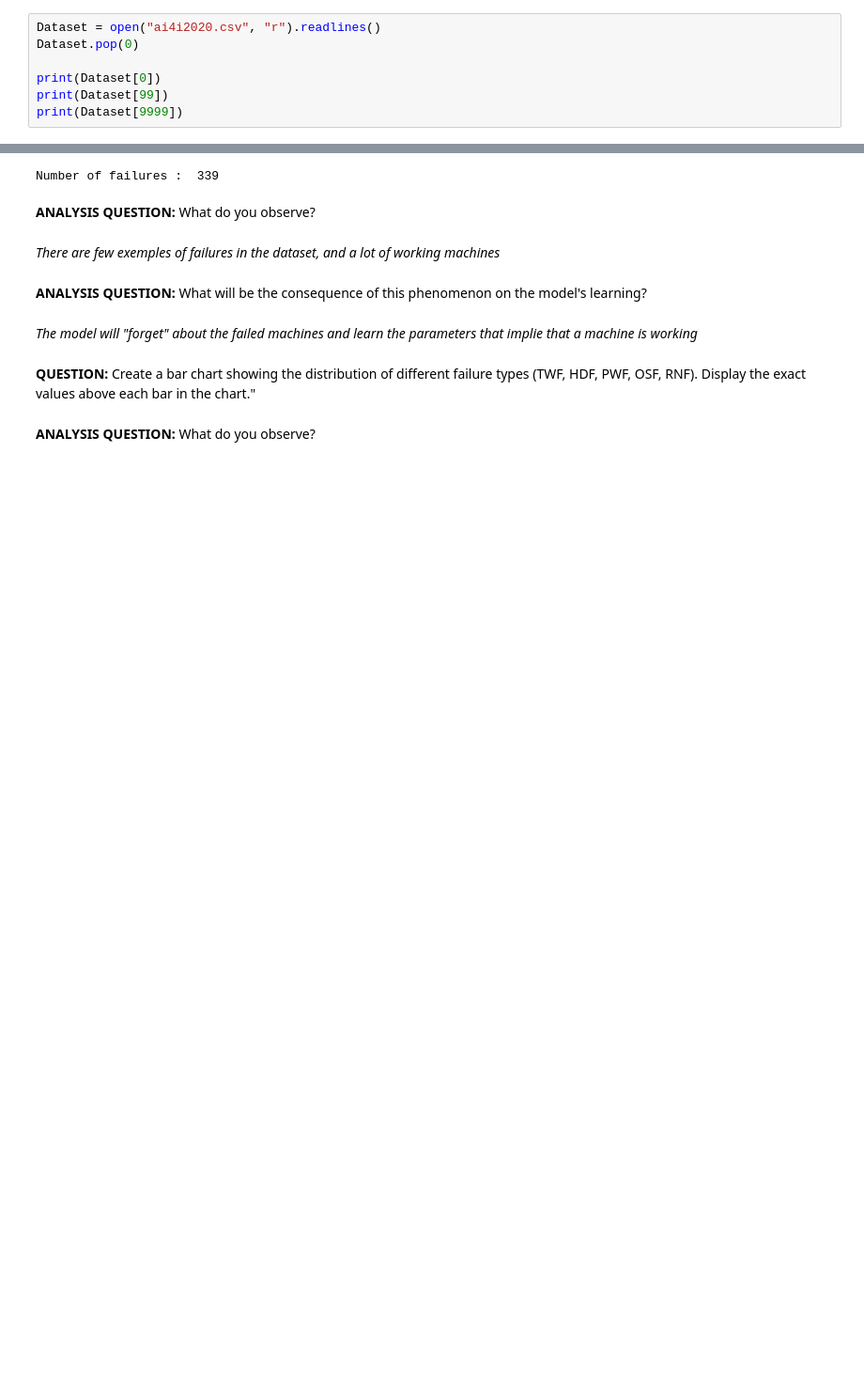
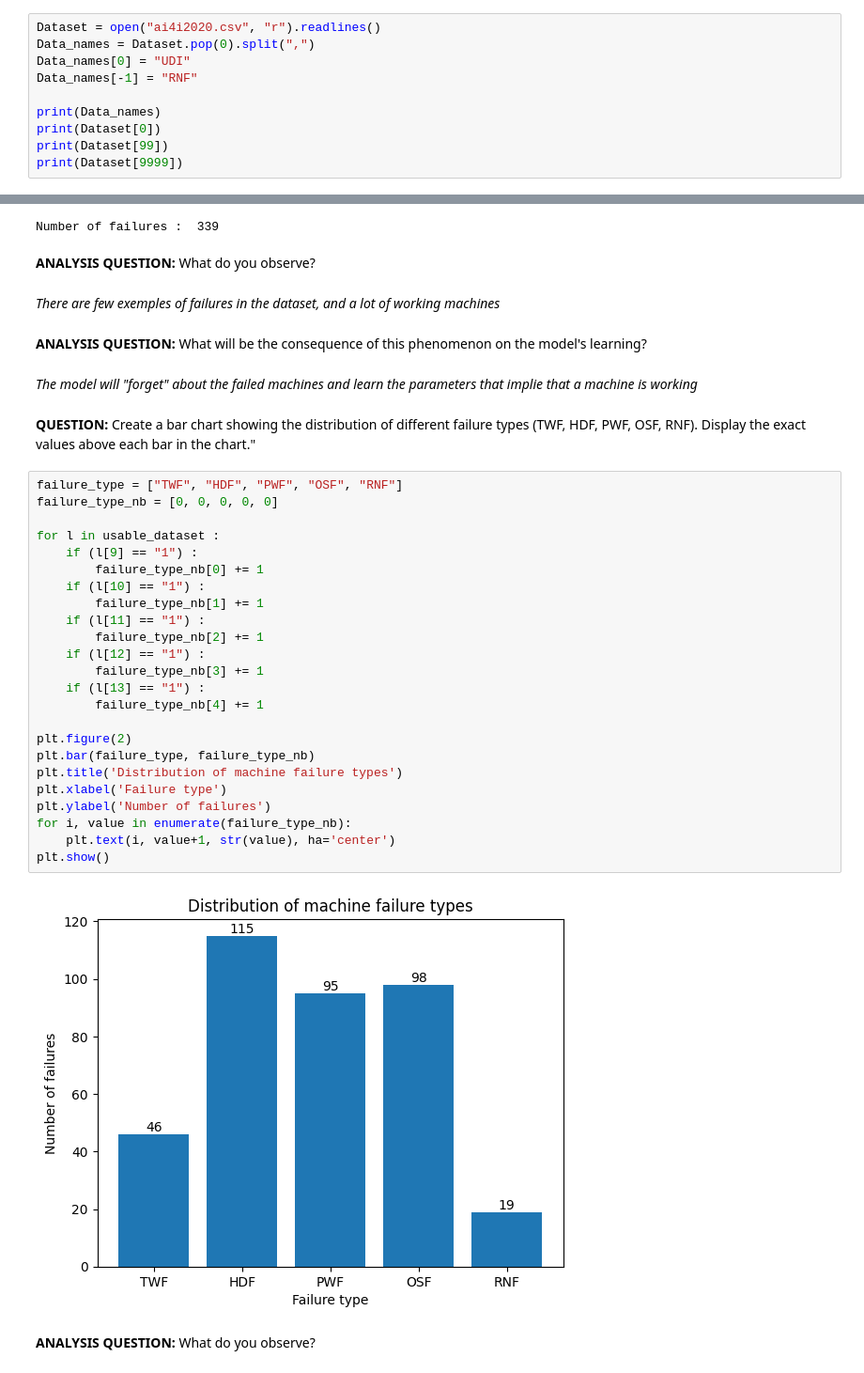
Before and after one commit to Kekossssss/Embedded-AI-ISMIN-2A---Lao-Guilloux-, a Jupyter notebook: TP_IA_EMBARQUEE.ipynb, the cells around one changed output, grey strips where cells are left out. Shown: that part at 94% size. Cells and saved outputs as stored; diff of their text form; blank space fills up the shorter version.

```diff
--- a/TP_IA_EMBARQUEE.ipynb
+++ b/TP_IA_EMBARQUEE.ipynb
@@ -34,8 +38,11 @@ from tensorflow.keras import layers, models
 **QUESTION:** Load dataset and display some lines of the csv file.
 # %%
 Dataset = open("ai4i2020.csv", "r").readlines()
-Dataset.pop(0)
+Data_names = Dataset.pop(0).split(",")
+Data_names[0] = "UDI"
+Data_names[-1] = "RNF"
 
+print(Data_names)
 print(Dataset[0])
 print(Dataset[99])
 print(Dataset[9999])
@@ -84,5 +92,31 @@ _There are few exemples of failures in the dataset, and a lot of working machine
 _The model will "forget" about the failed machines and learn the parameters that implie that a machine is working_
 # %% [markdown]
 **QUESTION:** Create a bar chart showing the distribution of different failure types (TWF, HDF, PWF, OSF, RNF). Display the exact values above each bar in the chart."
+# %%
+failure_type = ["TWF", "HDF", "PWF", "OSF", "RNF"]
+failure_type_nb = [0, 0, 0, 0, 0]
+
+for l in usable_dataset :
+    if (l[9] == "1") :
+        failure_type_nb[0] += 1
+    if (l[10] == "1") :
+        failure_type_nb[1] += 1
+    if (l[11] == "1") :
+        failure_type_nb[2] += 1
+    if (l[12] == "1") :
+        failure_type_nb[3] += 1
+    if (l[13] == "1") :
+        failure_type_nb[4] += 1
+
+plt.figure(2)
+plt.bar(failure_type, failure_type_nb)
+plt.title('Distribution of machine failure types')
+plt.xlabel('Failure type')
+plt.ylabel('Number of failures')
+for i, value in enumerate(failure_type_nb):
+    plt.text(i, value+1, str(value), ha='center')
+plt.show()
+# %% [output]
+[figure, added]
 # %% [markdown]
 **ANALYSIS QUESTION:** What do you observe?
```
Also changed, not shown: parts of 17 cells of this notebook.
